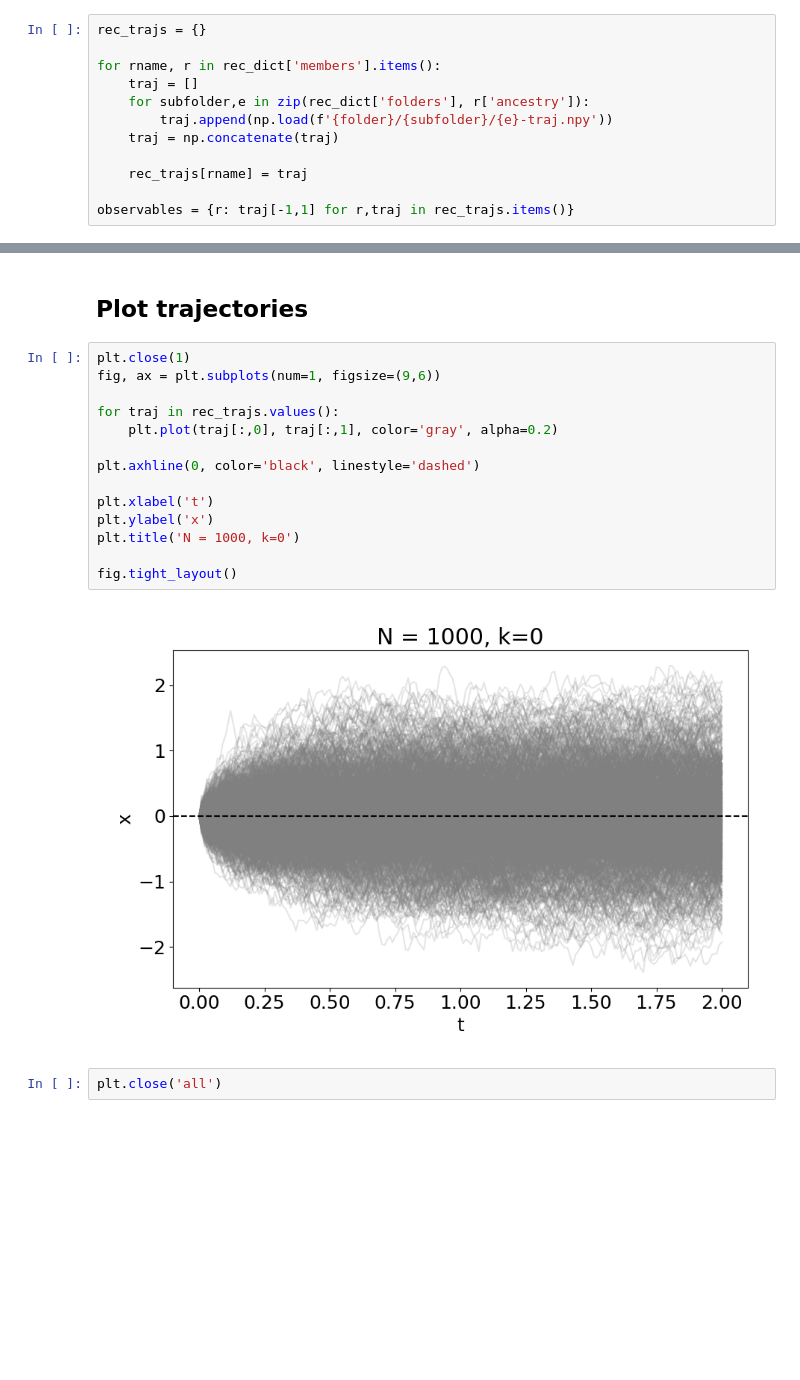
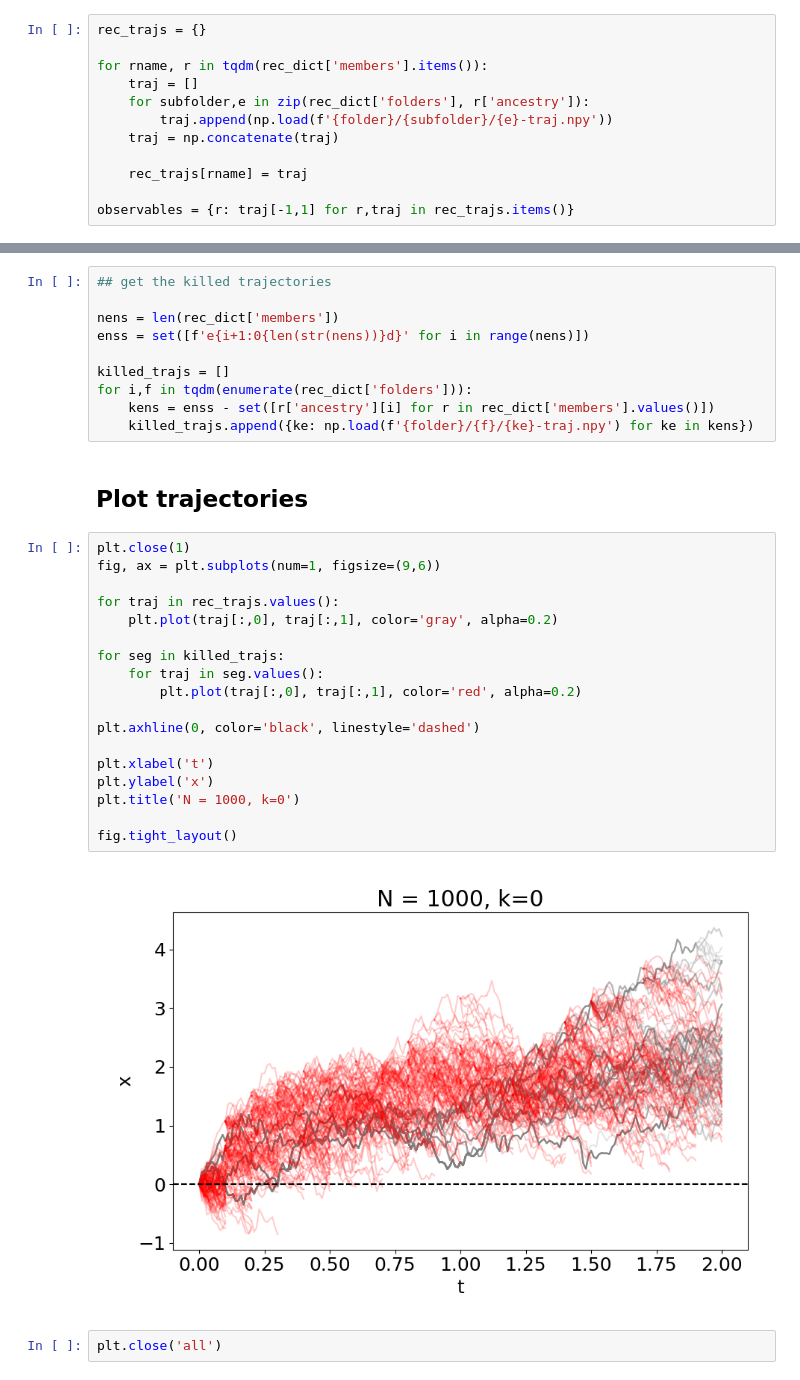
Before and after one commit to AlessandroLovo/REA-Veros, a Jupyter notebook: demo/visualize.ipynb, the cells around one changed output, grey strips where cells are left out. Cells and saved outputs as stored; diff of their text form; blank space fills up the shorter version.

Commit message:
Doing some plots

```diff
--- a/demo/visualize.ipynb
+++ b/demo/visualize.ipynb
@@ -39,7 +39,7 @@ DONE
 # %%
 rec_trajs = {}
 
-for rname, r in rec_dict['members'].items():
+for rname, r in tqdm(rec_dict['members'].items()):
     traj = []
     for subfolder,e in zip(rec_dict['folders'], r['ancestry']):
         traj.append(np.load(f'{folder}/{subfolder}/{e}-traj.npy'))
@@ -50,24 +50,38 @@ for rname, r in rec_dict['members'].items():
 observables = {r: traj[-1,1] for r,traj in rec_trajs.items()}
 # %%
 observables = {r: np.load(f'{folder}/i0019/e{i+1:03d}-traj.npy')[-1,1] for i,r in enumerate(observables)}
+# %%
+## get the killed trajectories
+
+nens = len(rec_dict['members'])
+enss = set([f'e{i+1:0{len(str(nens))}d}' for i in range(nens)])
+
+killed_trajs = []
+for i,f in tqdm(enumerate(rec_dict['folders'])):
+    kens = enss - set([r['ancestry'][i] for r in rec_dict['members'].values()])
+    killed_trajs.append({ke: np.load(f'{folder}/{f}/{ke}-traj.npy') for ke in kens})
 # %% [markdown]
 ## Plot trajectories
 # %%
 plt.close(1)
 fig, ax = plt.subplots(num=1, figsize=(9,6))
 
 for traj in rec_trajs.values():
     plt.plot(traj[:,0], traj[:,1], color='gray', alpha=0.2)
+
+for seg in killed_trajs:
+    for traj in seg.values():
+        plt.plot(traj[:,0], traj[:,1], color='red', alpha=0.2)
 
 plt.axhline(0, color='black', linestyle='dashed')
 
 plt.xlabel('t')
 plt.ylabel('x')
 plt.title('N = 1000, k=0')
 
 fig.tight_layout()
 # %% [output]
-[figure, old version]
+[figure, new version]
 # %%
 plt.close('all')
 # %%
```
Also changed, not shown: parts of 1 cell of this notebook, 1 other file.
